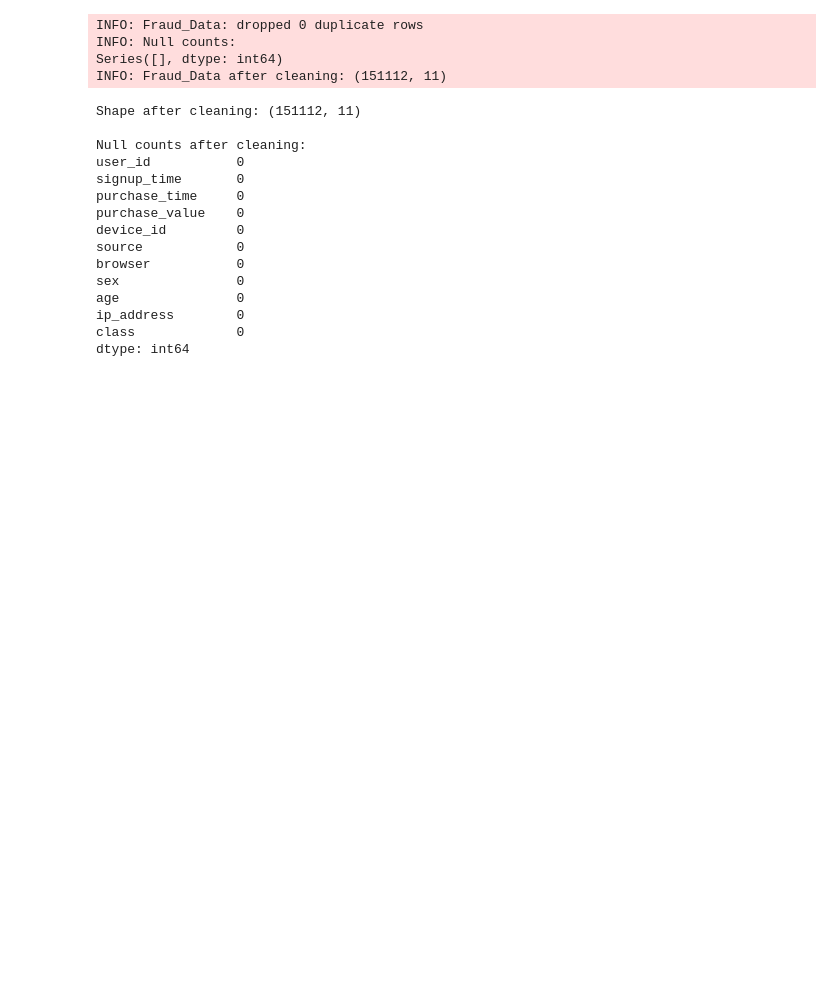
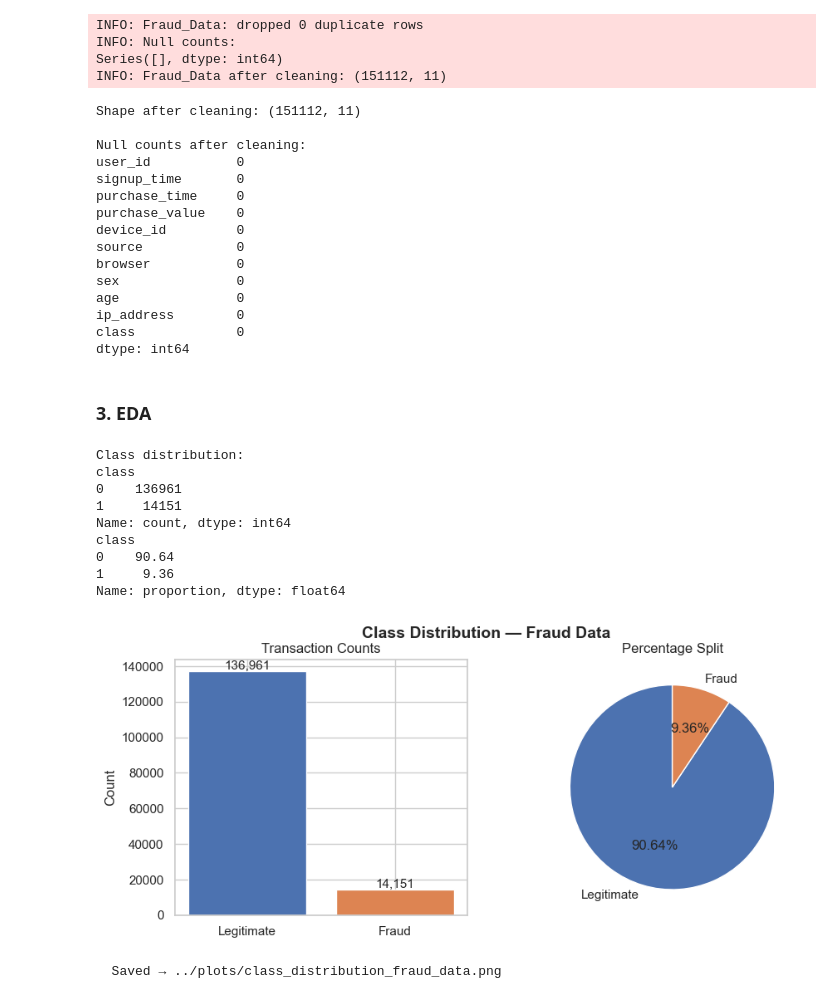
Before and after one commit to hawigirmachew27/fraud-detection, a Jupyter notebook: notebooks/eda-fraud-data.ipynb, the cells around one changed output. Cells and saved outputs as stored; diff of their text form; code cells hidden in the pictures; blank space fills up the shorter version.

```diff
--- a/notebooks/eda-fraud-data.ipynb
+++ b/notebooks/eda-fraud-data.ipynb
@@ -144,3 +144,24 @@ age               0
 ip_address        0
 class             0
 dtype: int64
+# %% [markdown]
+### 3. EDA
+# %%
+# ── Class imbalance ──────────────────────────────────────────────────────────
+print('Class distribution:')
+print(fraud_clean['class'].value_counts())
+print(fraud_clean['class'].value_counts(normalize=True).mul(100).round(2))
+
+plot_class_distribution(fraud_clean['class'], dataset_name='Fraud Data')
+# %% [output]
+Class distribution:
+class
+0    136961
+1     14151
+Name: count, dtype: int64
+class
+0    90.64
+1     9.36
+Name: proportion, dtype: float64
+[figure, added]
+  Saved → ../plots/class_distribution_fraud_data.png
```
Also changed, not shown: parts of 19 cells of this notebook, 15 other files.
